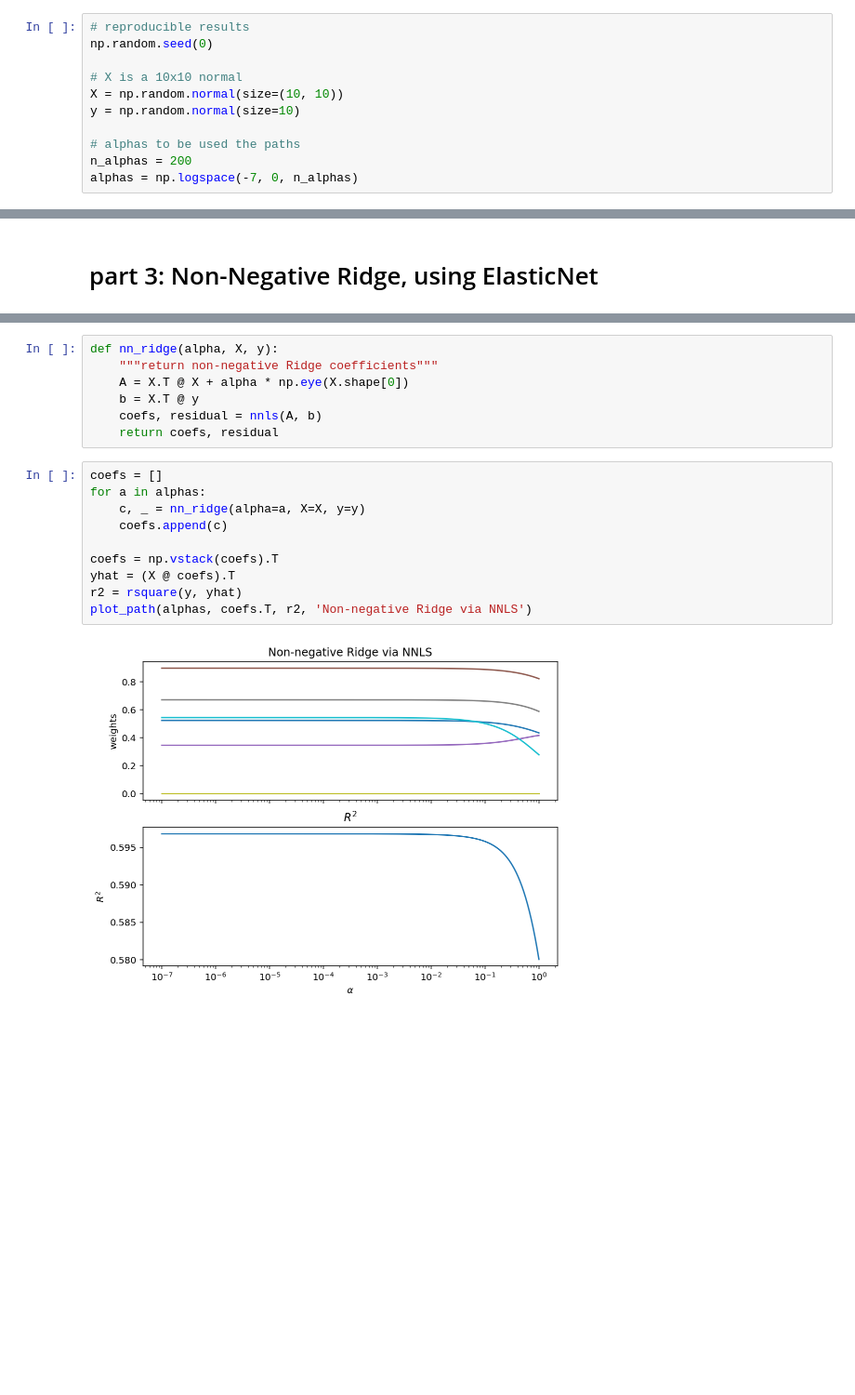
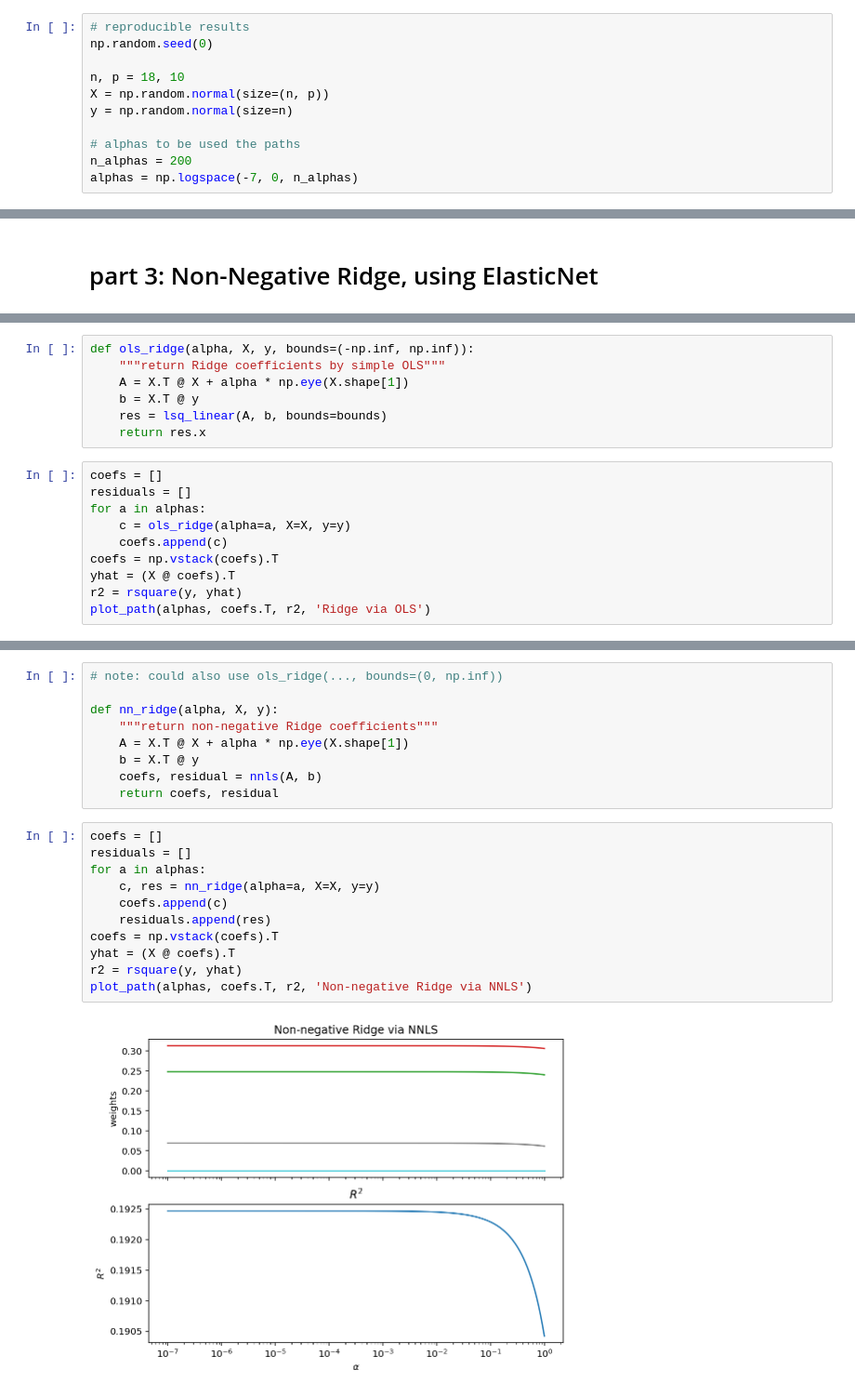
Before and after one commit to pdemarti/notebooks, a Jupyter notebook: nn-ridge.ipynb, the cells around one changed output, grey strips where cells are left out. Shown: that part at 93% size. Saved outputs shown, nothing was run; the diff lists cells and outputs as text; blank space fills up the shorter version.

Commit message:
fix bad shape for nnls, add ridge via ols as well

```diff
--- a/nn-ridge.ipynb
+++ b/nn-ridge.ipynb
@@ -32,9 +32,9 @@ def plot_path(alphas, coefs, rsquare, title):
 # reproducible results
 np.random.seed(0)
 
-# X is a 10x10 normal
-X = np.random.normal(size=(10, 10))
-y = np.random.normal(size=10)
+n, p = 18, 10
+X = np.random.normal(size=(n, p))
+y = np.random.normal(size=n)
 
 # alphas to be used the paths
 n_alphas = 200
@@ -83,0 +86,17 @@ plot_path(act_alphas, coefs.T, r2, 'ElasticNet path with no Lasso (only Ridge),
+# %%
+def ols_ridge(alpha, X, y, bounds=(-np.inf, np.inf)):
+    """return Ridge coefficients by simple OLS"""
+    A = X.T @ X + alpha * np.eye(X.shape[1])
+    b = X.T @ y
+    res = lsq_linear(A, b, bounds=bounds)
+    return res.x
+# %%
+coefs = []
+residuals = []
+for a in alphas:
+    c = ols_ridge(alpha=a, X=X, y=y)
+    coefs.append(c)
+coefs = np.vstack(coefs).T
+yhat = (X @ coefs).T
+r2 = rsquare(y, yhat)
+plot_path(alphas, coefs.T, r2, 'Ridge via OLS')
@@ -86,19 +107,22 @@ plot_path(act_alphas, coefs.T, r2, 'ElasticNet path with no Lasso (only Ridge),
 # %%
+# note: could also use ols_ridge(..., bounds=(0, np.inf))
+
 def nn_ridge(alpha, X, y):
     """return non-negative Ridge coefficients"""
-    A = X.T @ X + alpha * np.eye(X.shape[0])
+    A = X.T @ X + alpha * np.eye(X.shape[1])
     b = X.T @ y
     coefs, residual = nnls(A, b)
     return coefs, residual
 # %%
 coefs = []
+residuals = []
 for a in alphas:
-    c, _ = nn_ridge(alpha=a, X=X, y=y)
+    c, res = nn_ridge(alpha=a, X=X, y=y)
     coefs.append(c)
-
+    residuals.append(res)
 coefs = np.vstack(coefs).T
 yhat = (X @ coefs).T
 r2 = rsquare(y, yhat)
 plot_path(alphas, coefs.T, r2, 'Non-negative Ridge via NNLS')
 # %% [output]
-[figure, old version]
+[figure, new version]
```
Also changed, not shown: parts of 8 cells of this notebook.
